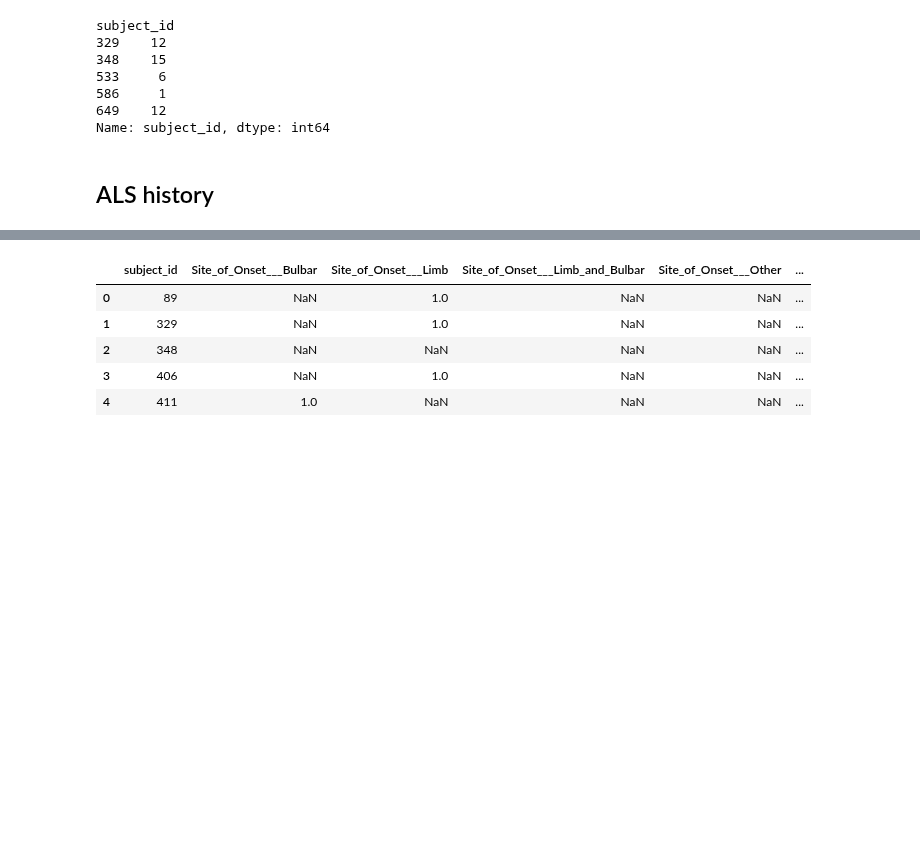
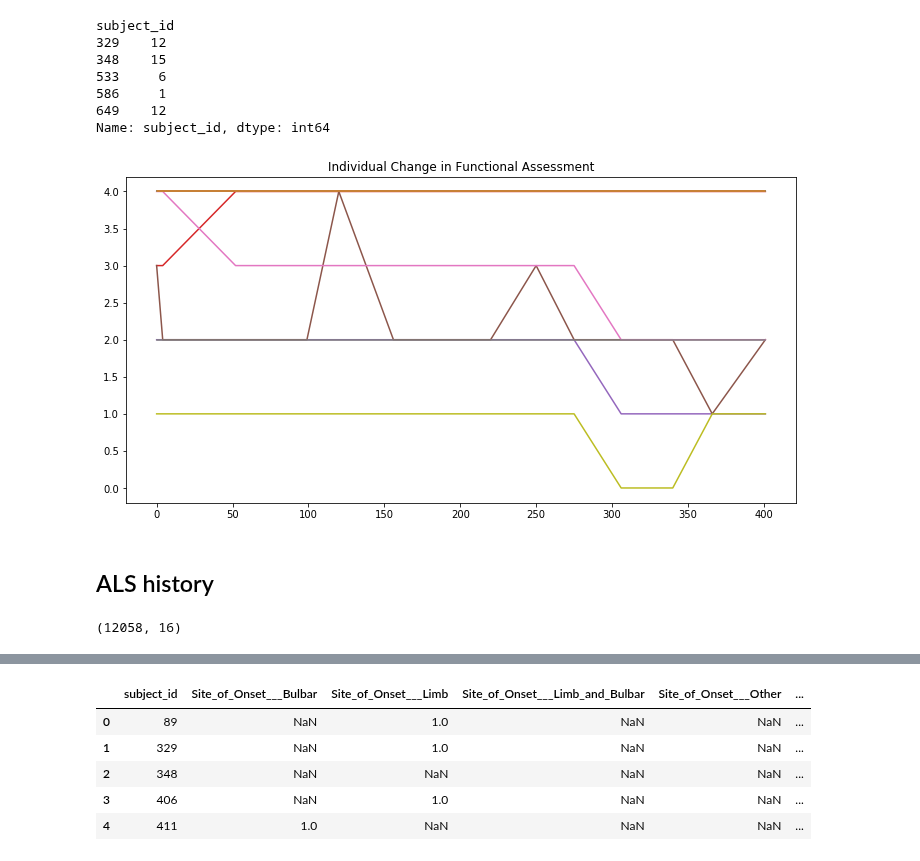
Before and after one commit to ttompk/als, a Jupyter notebook: eda.ipynb, the cells around one changed output, grey strips where cells are left out. Cells and saved outputs as stored; diff of their text form; code cells hidden in the pictures; blank space fills up the shorter version.

```diff
--- a/eda.ipynb
+++ b/eda.ipynb
@@ -74,7 +93,8 @@ see the feature report
 question['study_day'] = question['ALSFRS_Delta']
 # %%
 # remove 'Mode_of_Administration', 'ALSFRS_Responded_By' column - empty
-question.drop(['Mode_of_Administration','ALSFRS_Responded_By', 'ALSFRS_Delta'] , axis=1, inplace=True)
+question.drop(['Mode_of_Administration','ALSFRS_Responded_By', 'ALSFRS_Delta'],
+              axis=1, inplace=True)
 # %%
 question.head()
 # %% [output]
@@ -114,8 +134,40 @@ subject_id
 586     1
 649    12
 Name: subject_id, dtype: int64
+# %%
+# plot each score
+Qs=['Q1_Speech', 'Q2_Salivation', 'Q3_Swallowing', 'Q4_Handwriting',
+    'Q5a_Cutting_without_Gastrostomy', 'Q5b_Cutting_with_Gastrostomy',
+    'Q6_Dressing_and_Hygiene', 'Q7_Turning_in_Bed', 'Q8_Walking', 'Q9_Climbing_Stairs',
+    'Q10_Respiratory', 'R_1_Dyspnea', 'R_2_Orthopnea',
+    'R_3_Respiratory_Insufficiency']
+
+def plot_q_scores(df):
+    if len(df)> 200:
+        return "df is too long"
+    plt.figure(figsize=(12,6))
+
+    for feature in df[Qs]:
+        if np.all(df[feature].isnull()):
+            continue
+        if feature == 'ALSFRS_R_Total' or feature == 'ALSFRS_Total':
+            plt.plot(df['study_day'], df[feature], color='red')
+        else:
+            plt.plot(df['study_day'], df[feature])
+    plt.title("Individual Change in Functional Assessment")
+    plt.show()
+# %%
+subject = question[ question['subject_id']==348]
+# %%
+plot_q_scores(subject)
+# %% [output]
+[figure, added]
 # %% [markdown]
 ## ALS history
 # %%
 # load the dataset
 history = pd.read_csv("data/AlsHistory.csv")
+# %%
+history.shape
+# %% [output]
+(12058, 16)
```
Also changed, not shown: parts of 80 cells of this notebook.
